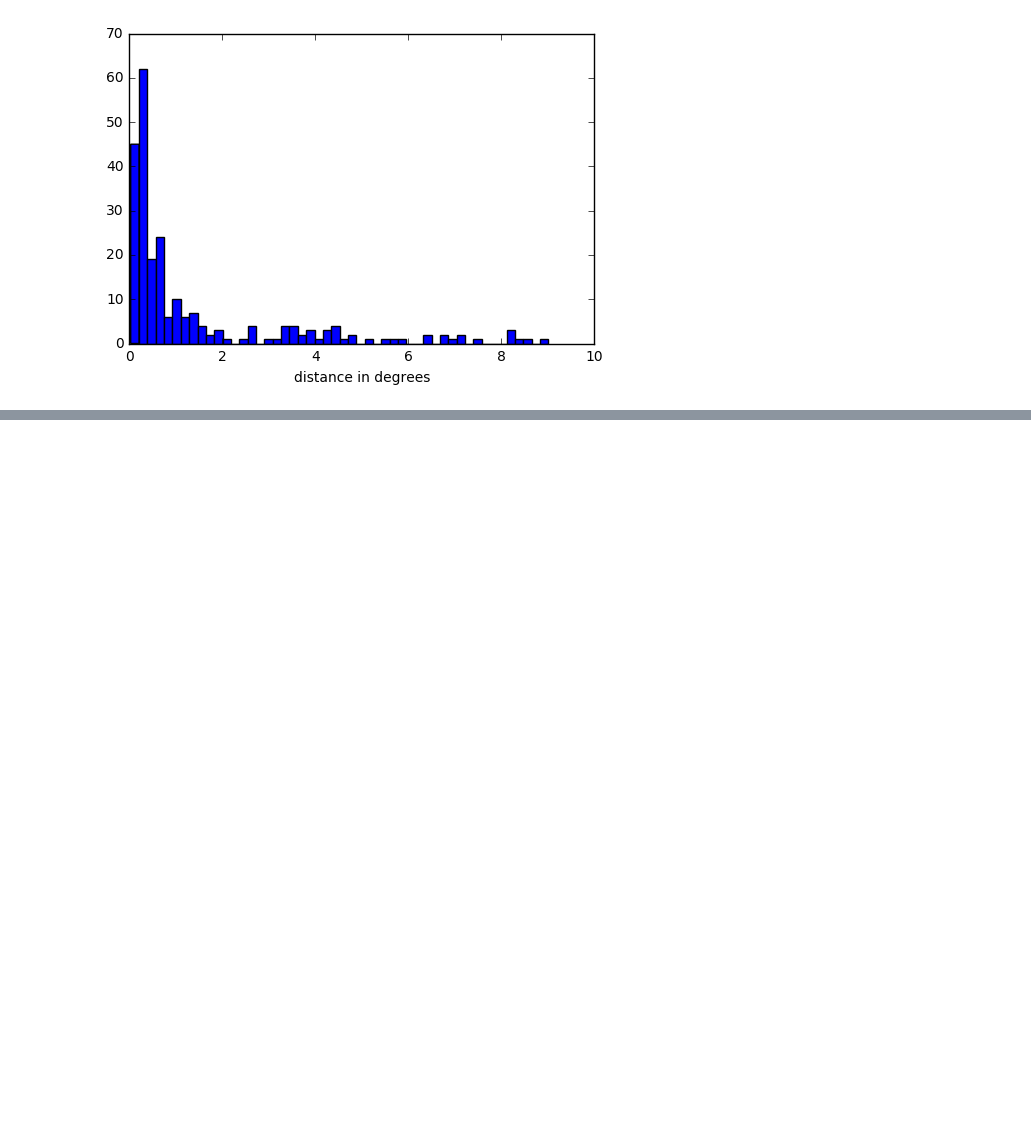
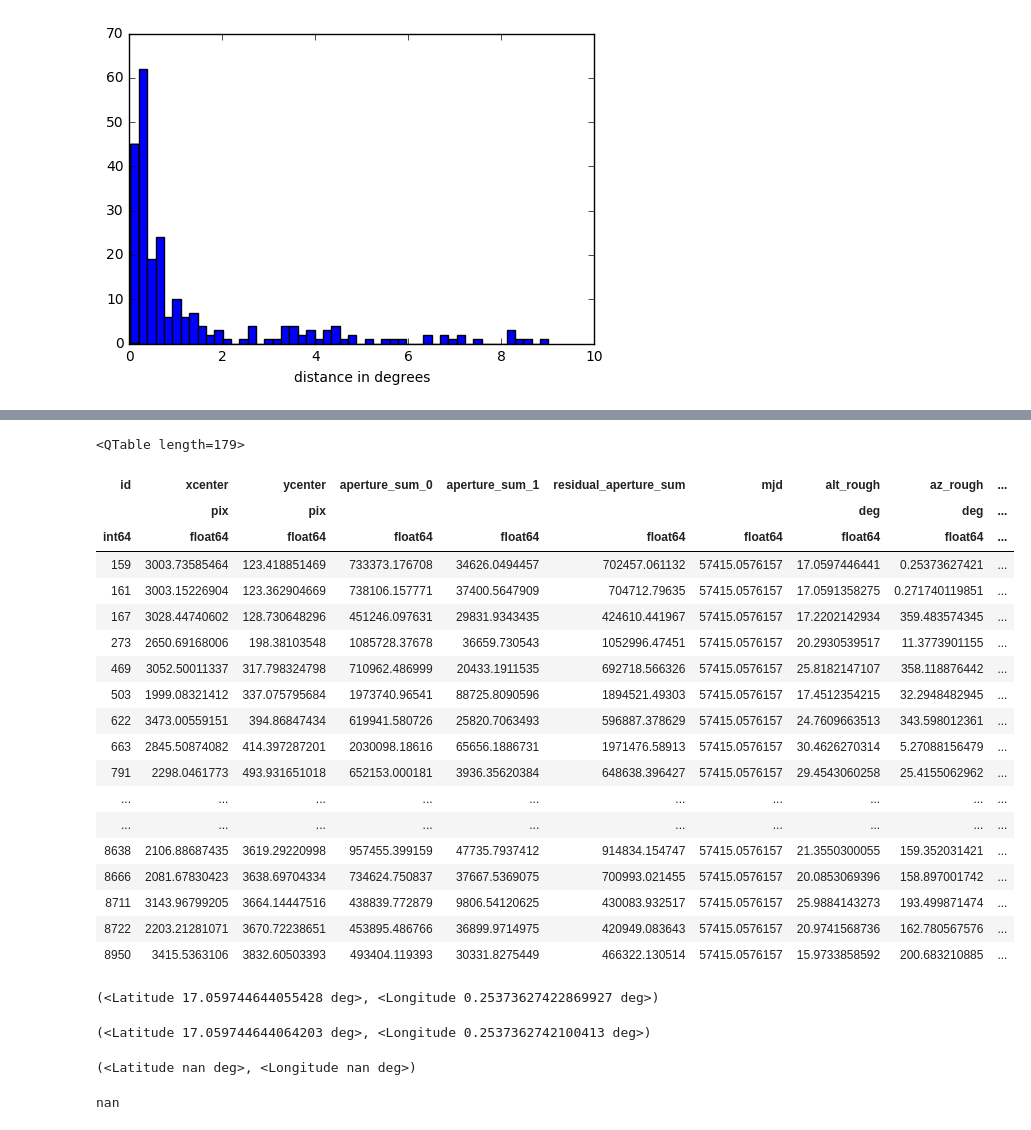
Before and after one commit to lsst/all_sky_phot, a Jupyter notebook: data/viz_night_cat_match.ipynb, the cells around one changed output, grey strips where cells are left out. Cells and saved outputs as stored; diff of their text form; code cells hidden in the pictures; blank space fills up the shorter version.

```diff
--- a/data/viz_night_cat_match.ipynb
+++ b/data/viz_night_cat_match.ipynb
@@ -186,0 +225,39 @@ np.median(all_sky_mag - ybc['Vmag'].values[ybc_bright][idx])
+# %%
+phot_tables[i][good]
+# %% [output]
+<QTable length=179>
+| id | xcenter | ycenter | aperture_sum_0 | aperture_sum_1 | residual_aperture_sum | mjd | alt_rough | az_rough | ... |
+|  | pix | pix |  |  |  |  | deg | deg | ... |
+| int64 | float64 | float64 | float64 | float64 | float64 | float64 | float64 | float64 | ... |
+| 159 | 3003.73585464 | 123.418851469 | 733373.176708 | 34626.0494457 | 702457.061132 | 57415.0576157 | 17.0597446441 | 0.25373627421 | ... |
+| 161 | 3003.15226904 | 123.362904669 | 738106.157771 | 37400.5647909 | 704712.79635 | 57415.0576157 | 17.0591358275 | 0.271740119851 | ... |
+| 167 | 3028.44740602 | 128.730648296 | 451246.097631 | 29831.9343435 | 424610.441967 | 57415.0576157 | 17.2202142934 | 359.483574345 | ... |
+| 273 | 2650.69168006 | 198.38103548 | 1085728.37678 | 36659.730543 | 1052996.47451 | 57415.0576157 | 20.2930539517 | 11.3773901155 | ... |
+| 469 | 3052.50011337 | 317.798324798 | 710962.486999 | 20433.1911535 | 692718.566326 | 57415.0576157 | 25.8182147107 | 358.118876442 | ... |
+| 503 | 1999.08321412 | 337.075795684 | 1973740.96541 | 88725.8090596 | 1894521.49303 | 57415.0576157 | 17.4512354215 | 32.2948482945 | ... |
+| 622 | 3473.00559151 | 394.86847434 | 619941.580726 | 25820.7063493 | 596887.378629 | 57415.0576157 | 24.7609663513 | 343.598012361 | ... |
+| 663 | 2845.50874082 | 414.397287201 | 2030098.18616 | 65656.1886731 | 1971476.58913 | 57415.0576157 | 30.4626270314 | 5.27088156479 | ... |
+| 791 | 2298.0461773 | 493.931651018 | 652153.000181 | 3936.35620384 | 648638.396427 | 57415.0576157 | 29.4543060258 | 25.4155062962 | ... |
+| ... | ... | ... | ... | ... | ... | ... | ... | ... | ... |
+| ... | ... | ... | ... | ... | ... | ... | ... | ... | ... |
+| 8638 | 2106.88687435 | 3619.29220998 | 957455.399159 | 47735.7937412 | 914834.154747 | 57415.0576157 | 21.3550300055 | 159.352031421 | ... |
+| 8666 | 2081.67830423 | 3638.69704334 | 734624.750837 | 37667.5369075 | 700993.021455 | 57415.0576157 | 20.0853069396 | 158.897001742 | ... |
+| 8711 | 3143.96799205 | 3664.14447516 | 438839.772879 | 9806.54120625 | 430083.932517 | 57415.0576157 | 25.9884143273 | 193.499871474 | ... |
+| 8722 | 2203.21281071 | 3670.72238651 | 453895.486766 | 36899.9714975 | 420949.083643 | 57415.0576157 | 20.9741568736 | 162.780567576 | ... |
+| 8950 | 3415.5363106 | 3832.60503393 | 493404.119393 | 30331.8275449 | 466322.130514 | 57415.0576157 | 15.9733858592 | 200.683210885 | ... |
+# %%
+radec2altaz(phot_tables[i][good][0]['ra_rough'].value, phot_tables[i][good][0]['dec_rough'].value, phot_tables[i][0]['mjd'], lsst_location)
+# %% [output]
+(<Latitude 17.059744644055428 deg>, <Longitude 0.25373627422869927 deg>)
+# %%
+phot_tables[i][good][0]['alt_rough'], phot_tables[i][good][0]['az_rough']
+# %% [output]
+(<Latitude 17.059744644064203 deg>, <Longitude 0.2537362742100413 deg>)
+# %%
+radec2altaz(ybc['RA'][ybc_bright[0]][idx].values[0], ybc['Dec'][ybc_bright[0]][idx].values[0], phot_tables[i]['mjd'].max(), location=lsst_location)
+# %% [output]
+(<Latitude nan deg>, <Longitude nan deg>)
+# %%
+ybc['RA'][ybc_bright[0]][idx].values[0]
+# %% [output]
+nan
```
Also changed, not shown: parts of 8 cells of this notebook, 2 other files.
